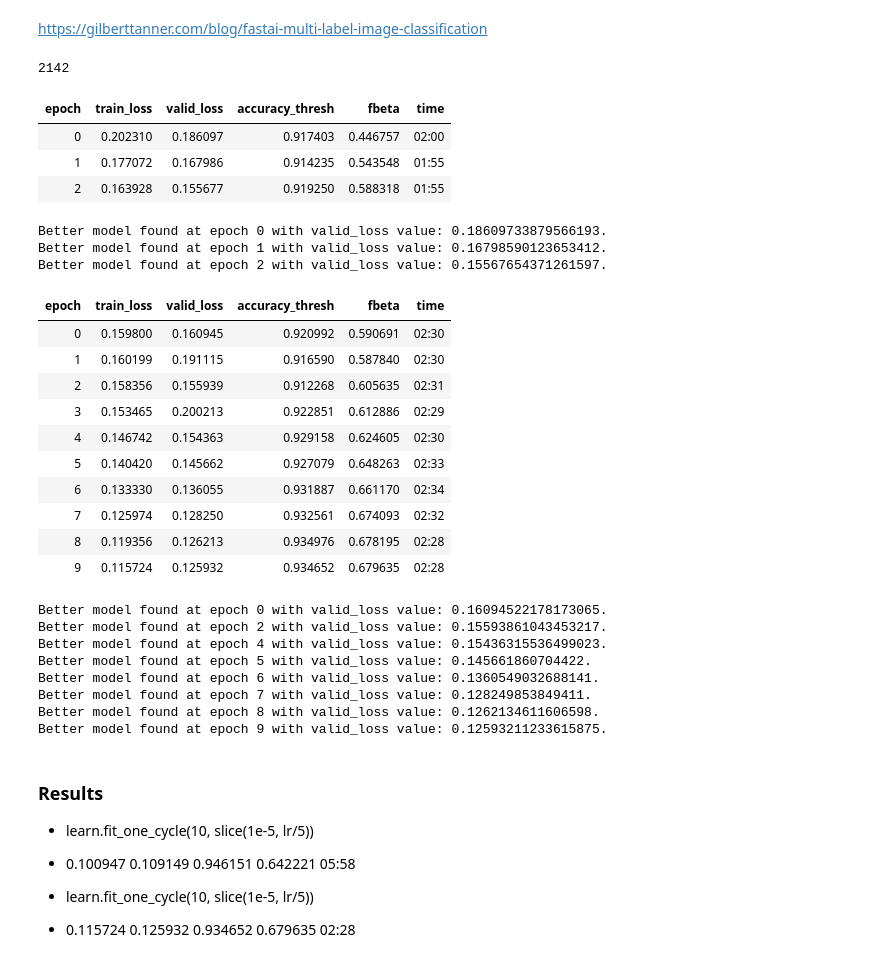
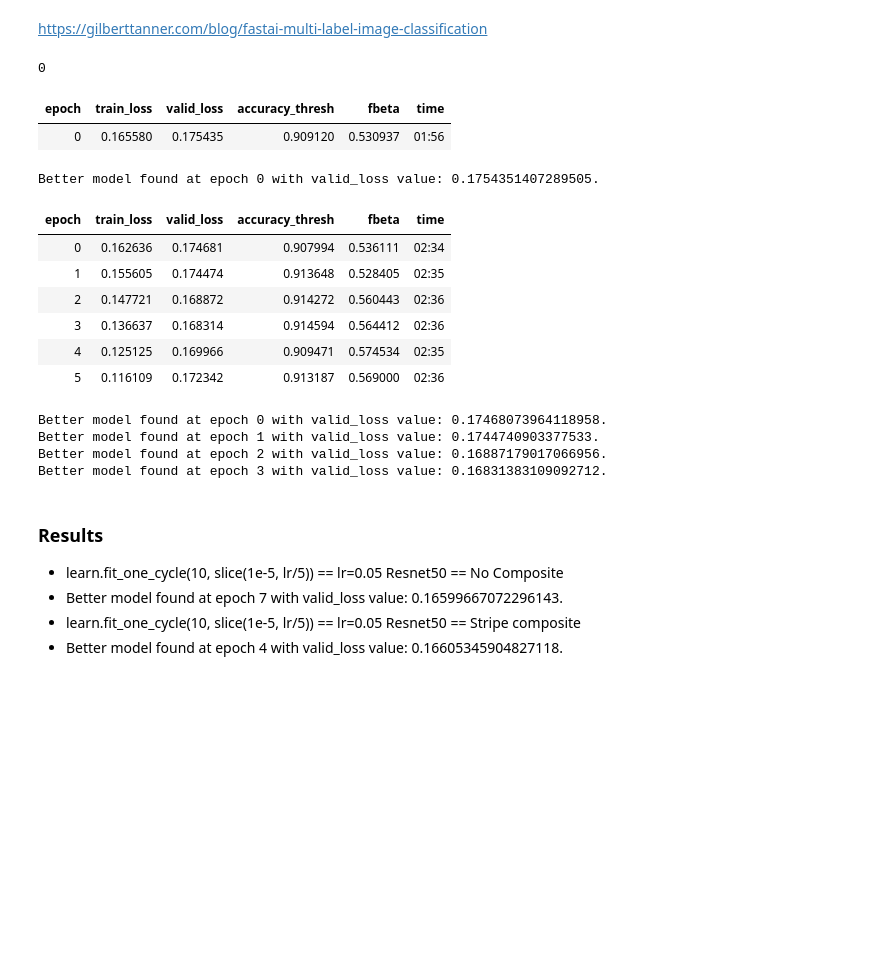
Before and after one commit to isaacshannon/lol-notebooks, a Jupyter notebook: nb_predicter.ipynb, the cells around one changed output. Saved outputs shown, nothing was run; the diff lists cells and outputs as text; code cells hidden in the pictures; blank space fills up the shorter version.

```diff
--- a/nb_predicter.ipynb
+++ b/nb_predicter.ipynb
@@ -22,3 +22,12 @@ from PIL import ImageDraw
 %matplotlib inline
 # %%
 data_dir = "games_collected"
+# %%
+df = pd.read_csv(f'{data_dir}/team/full_coordinates.csv')
+df = df.sort_values(by=['image_name'])
+df = df[df.image_name != "test_0000000000"]
+df = df[df.image_name != "test_0000000001"]
+df = df[df.image_name != "test_0000000002"]
+df = df[df.image_name != "test_0000000003"]
+df = df[df.image_name != "test_0000000004"]
+df
@@ -25,8 +48,8 @@ data_dir = "games_collected"
 # %%
-data = (ImageList.from_csv(data_dir+"/team", 'full_coordinates.csv', suffix='.png')
-        .split_by_rand_pct()
+data = (ImageList.from_df(df, data_dir+"/composite", suffix='.png')
+        .split_by_idx(range(0,int(len(df)/5)))
         .label_from_df(label_delim=' ')
-        .databunch(bs=128)
+        .databunch(bs=64)
         .normalize(imagenet_stats))
 
 data.show_batch(rows=1)
@@ -49,4 +65,4 @@ learn = create_cnn(data, models.resnet50, metrics=[acc_02, f_score])
 learn.callbacks = [SaveModelCallback(learn, every='improvement', mode='min', name='best')]
 gc.collect()
 # %% [output]
-2142
+0
@@ -53,45 +72,32 @@ gc.collect()
 # %%
-lr = 0.05
-learn.fit_one_cycle(3, lr)
+lr = 0.02
+learn.fit_one_cycle(1, lr)
 # %% [output]
 | epoch | train_loss | valid_loss | accuracy_thresh | fbeta | time |
-| 0 | 0.202310 | 0.186097 | 0.917403 | 0.446757 | 02:00 |
-| 1 | 0.177072 | 0.167986 | 0.914235 | 0.543548 | 01:55 |
-| 2 | 0.163928 | 0.155677 | 0.919250 | 0.588318 | 01:55 |
+| 0 | 0.165580 | 0.175435 | 0.909120 | 0.530937 | 01:56 |
-Better model found at epoch 0 with valid_loss value: 0.18609733879566193.
-Better model found at epoch 1 with valid_loss value: 0.16798590123653412.
-Better model found at epoch 2 with valid_loss value: 0.15567654371261597.
+Better model found at epoch 0 with valid_loss value: 0.1754351407289505.
 # %%
 learn.unfreeze()
 # %%
-learn.fit_one_cycle(10, slice(1e-5, lr/5))
+learn.fit_one_cycle(6, slice(1e-5, lr/5))
 # %% [output]
 | epoch | train_loss | valid_loss | accuracy_thresh | fbeta | time |
-| 0 | 0.159800 | 0.160945 | 0.920992 | 0.590691 | 02:30 |
-| 1 | 0.160199 | 0.191115 | 0.916590 | 0.587840 | 02:30 |
-| 2 | 0.158356 | 0.155939 | 0.912268 | 0.605635 | 02:31 |
-| 3 | 0.153465 | 0.200213 | 0.922851 | 0.612886 | 02:29 |
-| 4 | 0.146742 | 0.154363 | 0.929158 | 0.624605 | 02:30 |
-| 5 | 0.140420 | 0.145662 | 0.927079 | 0.648263 | 02:33 |
-| 6 | 0.133330 | 0.136055 | 0.931887 | 0.661170 | 02:34 |
-| 7 | 0.125974 | 0.128250 | 0.932561 | 0.674093 | 02:32 |
-| 8 | 0.119356 | 0.126213 | 0.934976 | 0.678195 | 02:28 |
-| 9 | 0.115724 | 0.125932 | 0.934652 | 0.679635 | 02:28 |
+| 0 | 0.162636 | 0.174681 | 0.907994 | 0.536111 | 02:34 |
+| 1 | 0.155605 | 0.174474 | 0.913648 | 0.528405 | 02:35 |
+| 2 | 0.147721 | 0.168872 | 0.914272 | 0.560443 | 02:36 |
+| 3 | 0.136637 | 0.168314 | 0.914594 | 0.564412 | 02:36 |
+| 4 | 0.125125 | 0.169966 | 0.909471 | 0.574534 | 02:35 |
+| 5 | 0.116109 | 0.172342 | 0.913187 | 0.569000 | 02:36 |
-Better model found at epoch 0 with valid_loss value: 0.16094522178173065.
-Better model found at epoch 2 with valid_loss value: 0.15593861043453217.
-Better model found at epoch 4 with valid_loss value: 0.15436315536499023.
-Better model found at epoch 5 with valid_loss value: 0.145661860704422.
-Better model found at epoch 6 with valid_loss value: 0.1360549032688141.
-Better model found at epoch 7 with valid_loss value: 0.128249853849411.
-Better model found at epoch 8 with valid_loss value: 0.1262134611606598.
-Better model found at epoch 9 with valid_loss value: 0.12593211233615875.
+Better model found at epoch 0 with valid_loss value: 0.17468073964118958.
+Better model found at epoch 1 with valid_loss value: 0.1744740903377533.
+Better model found at epoch 2 with valid_loss value: 0.16887179017066956.
+Better model found at epoch 3 with valid_loss value: 0.16831383109092712.
 # %% [markdown]
 ### Results
-* learn.fit_one_cycle(10, slice(1e-5, lr/5))
-* 0.100947	0.109149	0.946151	0.642221	05:58
-
-* learn.fit_one_cycle(10, slice(1e-5, lr/5))
-* 0.115724 	0.125932 	0.934652 	0.679635 	02:28
+* learn.fit_one_cycle(10, slice(1e-5, lr/5)) == lr=0.05 Resnet50 == No Composite
+* Better model found at epoch 7 with valid_loss value: 0.16599667072296143.
+* learn.fit_one_cycle(10, slice(1e-5, lr/5)) == lr=0.05 Resnet50 == Stripe composite
+* Better model found at epoch 4 with valid_loss value: 0.16605345904827118.
 # %%
 preds = learn.get_preds(ds_type=DatasetType.Valid)
 # %% [output]
```
Also changed, not shown: parts of 6 cells of this notebook, 5 other files.
